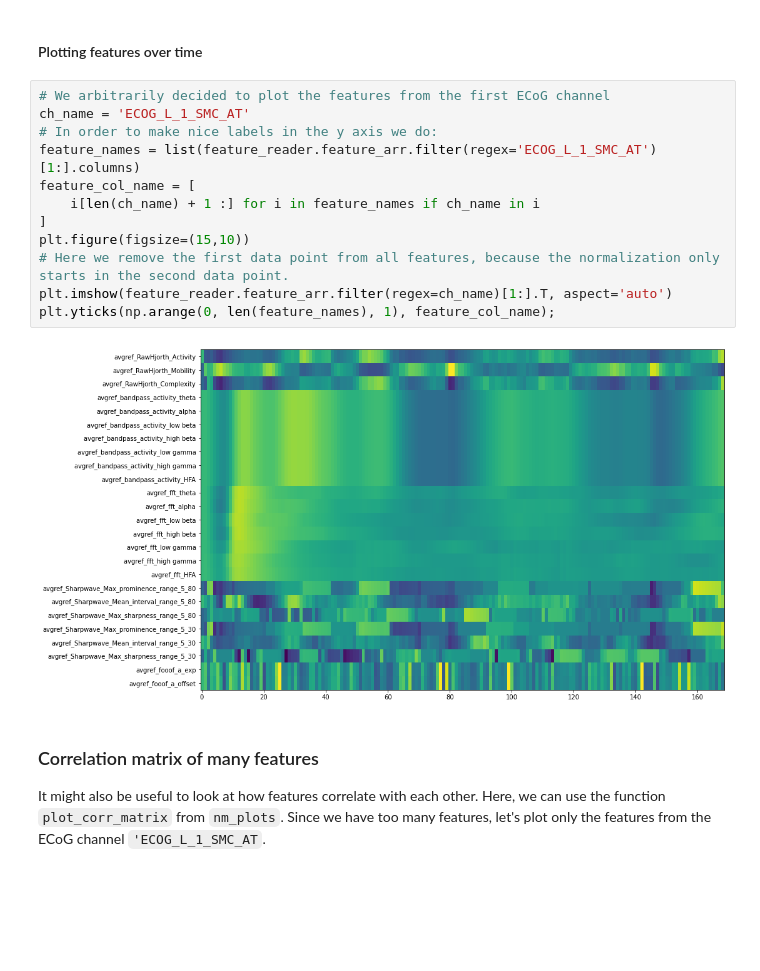
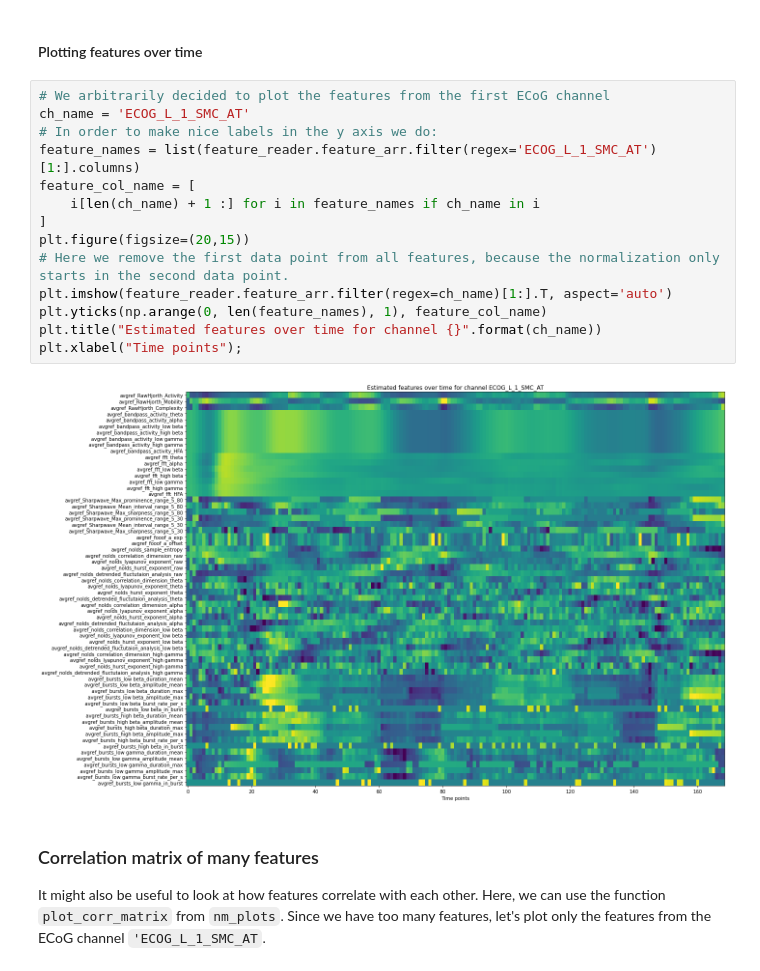
Before and after one commit to neuromodulation/py_neuromodulation, a Jupyter notebook: examples/example_BIDS.ipynb, the cells around one changed output. Drawn from its saved outputs; the diff is of its cells as text; blank space fills up the shorter version.

Commit message:
add plots with nolds and bursts

````diff
--- a/examples/example_BIDS.ipynb
+++ b/examples/example_BIDS.ipynb
@@ -269,17 +271,19 @@ The plot is saved as a .png in the /py_neuromodulation/examples/data/derivatives
 # %%
 # We arbitrarily decided to plot the features from the first ECoG channel
 ch_name = 'ECOG_L_1_SMC_AT'
 # In order to make nice labels in the y axis we do:
 feature_names = list(feature_reader.feature_arr.filter(regex='ECOG_L_1_SMC_AT')[1:].columns)
 feature_col_name = [
     i[len(ch_name) + 1 :] for i in feature_names if ch_name in i
 ]
-plt.figure(figsize=(15,10))
+plt.figure(figsize=(20,15))
 # Here we remove the first data point from all features, because the normalization only starts in the second data point.
 plt.imshow(feature_reader.feature_arr.filter(regex=ch_name)[1:].T, aspect='auto')
-plt.yticks(np.arange(0, len(feature_names), 1), feature_col_name);
+plt.yticks(np.arange(0, len(feature_names), 1), feature_col_name)
+plt.title("Estimated features over time for channel {}".format(ch_name))
+plt.xlabel("Time points");
 # %% [output]
-[figure, old version]
+[figure, new version]
 # %% [markdown]
 ### Correlation matrix of many features
 It might also be useful to look at how features correlate with each other. Here, we can use the function ```plot_corr_matrix``` from ```nm_plots```.
````
Also changed, not shown: parts of 4 cells of this notebook.
